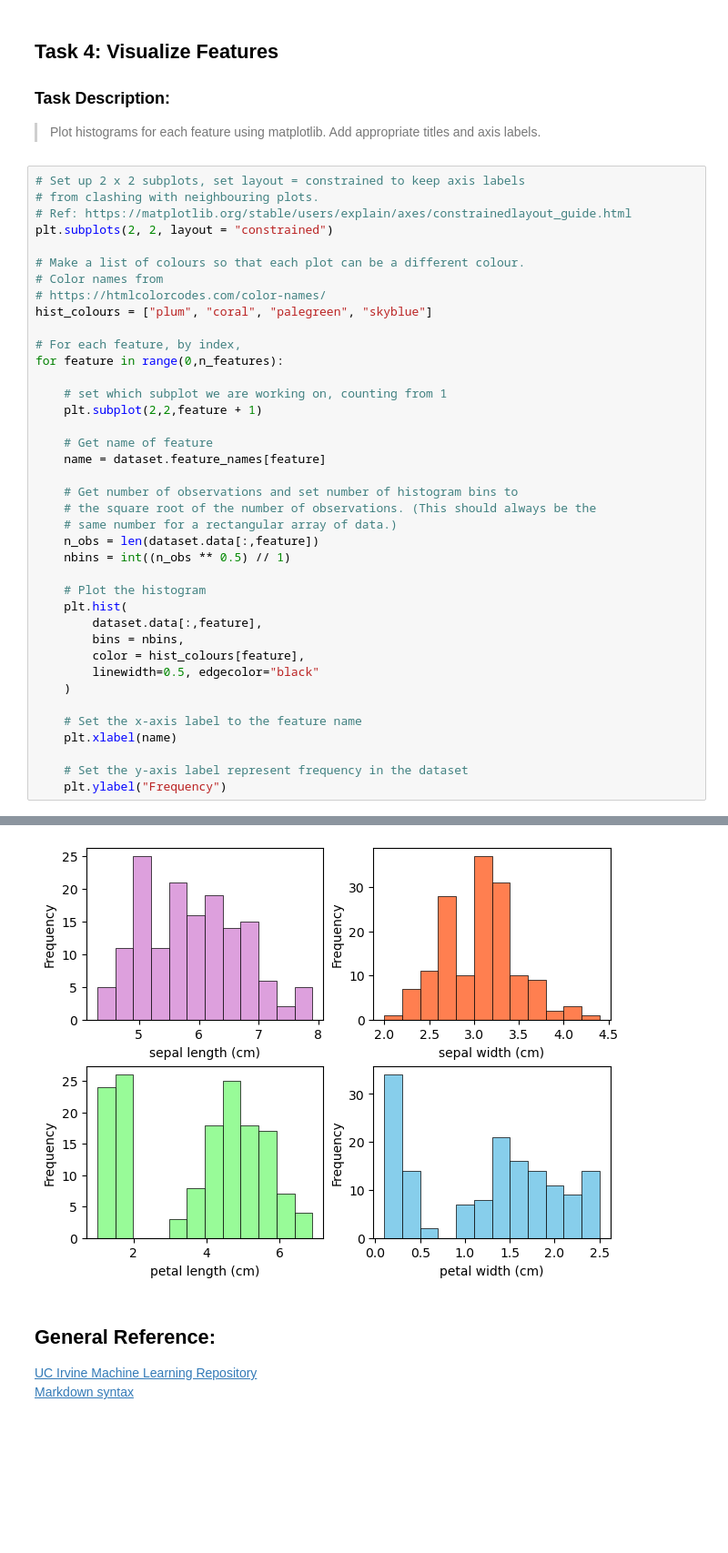
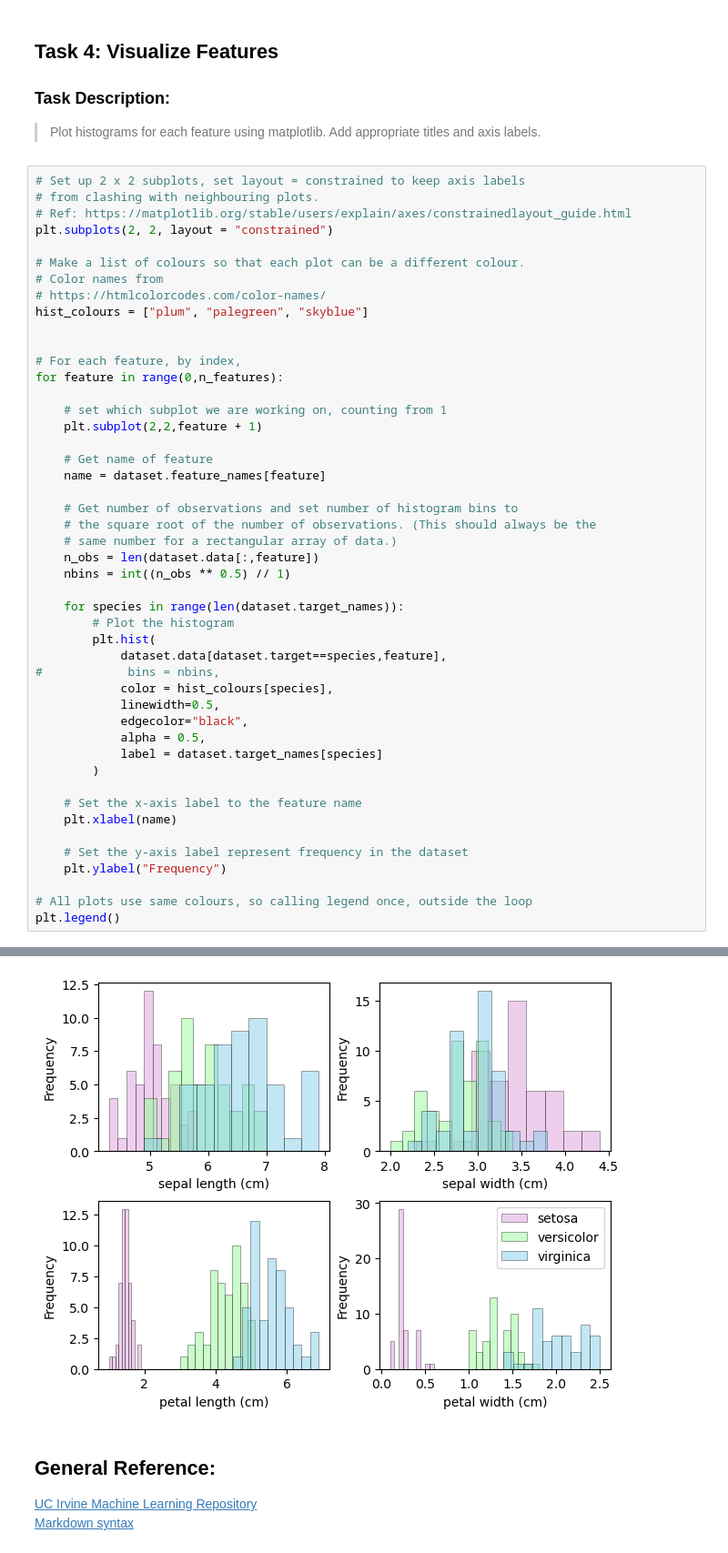
Before and after one commit to SuColl/principles_of_data_analytics, a Jupyter notebook: tasks.ipynb, the cells around one changed output, grey strips where cells are left out. Shown: that part at 91% size. Saved outputs shown, nothing was run; the diff lists cells and outputs as text; blank space fills up the shorter version.

Commit message:
(task04) Seperate histograms by species

```diff
--- a/tasks.ipynb
+++ b/tasks.ipynb
@@ -218,7 +218,8 @@ plt.subplots(2, 2, layout = "constrained")
 # Make a list of colours so that each plot can be a different colour.
 # Color names from
 # https://htmlcolorcodes.com/color-names/
-hist_colours = ["plum", "coral", "palegreen", "skyblue"]
+hist_colours = ["plum", "palegreen", "skyblue"]
+
 
 # For each feature, by index,
 for feature in range(0,n_features):
@@ -235,17 +236,24 @@ for feature in range(0,n_features):
     n_obs = len(dataset.data[:,feature])
     nbins = int((n_obs ** 0.5) // 1)
 
-    # Plot the histogram
-    plt.hist(
-        dataset.data[:,feature],
-        bins = nbins,
-        color = hist_colours[feature],
-        linewidth=0.5, edgecolor="black"
-    )
+    for species in range(len(dataset.target_names)):
+        # Plot the histogram
+        plt.hist(
+            dataset.data[dataset.target==species,feature],
+#            bins = nbins,
+            color = hist_colours[species],
+            linewidth=0.5,
+            edgecolor="black",
+            alpha = 0.5,
+            label = dataset.target_names[species]
+        )
 
     # Set the x-axis label to the feature name
     plt.xlabel(name)
 
     # Set the y-axis label represent frequency in the dataset
     plt.ylabel("Frequency")
+
+# All plots use same colours, so calling legend once, outside the loop
+plt.legend()
 # %% [output]
@@ -252,4 +261,4 @@ for feature in range(0,n_features):
-[figure, old version]
+[figure, new version]
 # %% [markdown]
 ## General Reference:
 [UC Irvine Machine Learning Repository](https://archive.ics.uci.edu/datasets)
```
Also changed, not shown: parts of 1 cell of this notebook.
